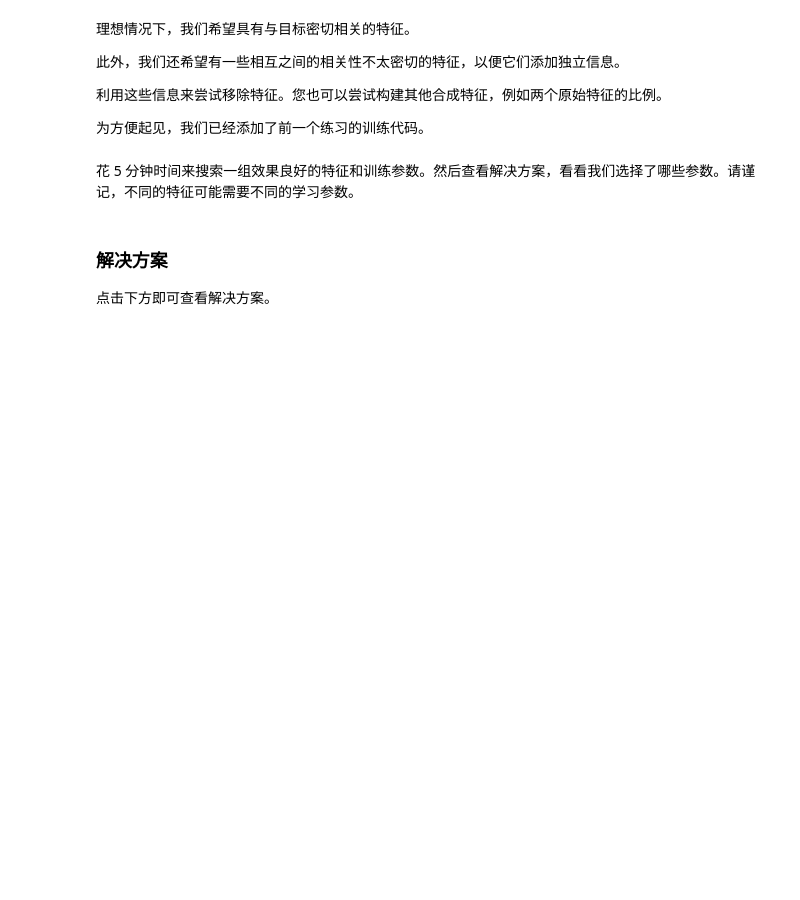
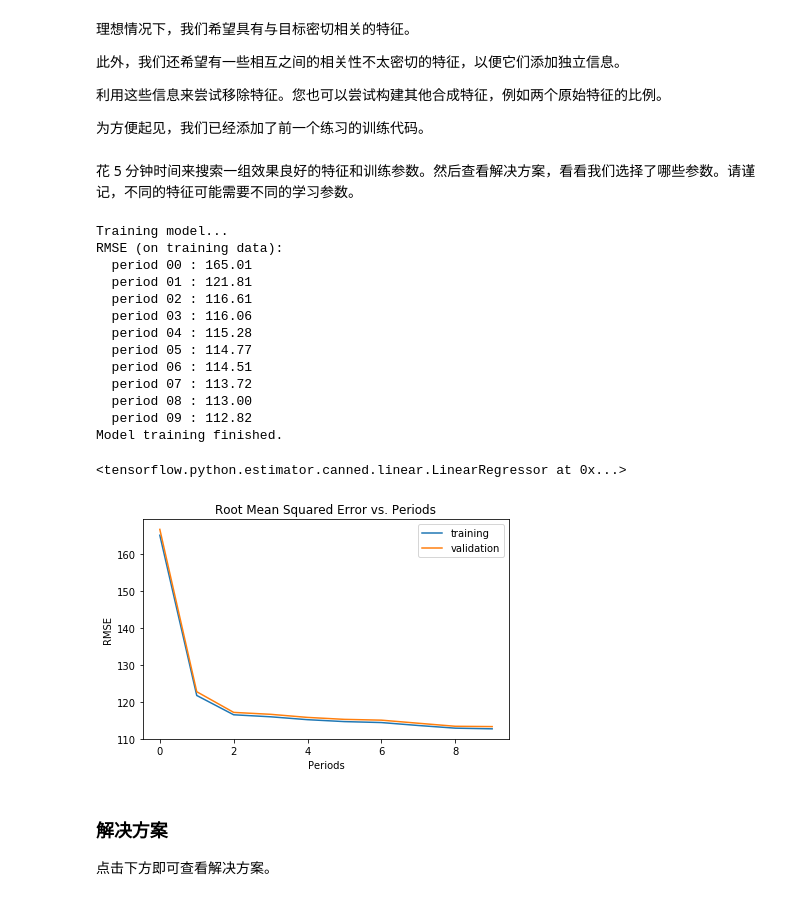
Before and after one commit to Baileyswu/google-tensorflow-tutor, a Jupyter notebook: 5. feature_sets.ipynb, the cells around one changed output. Saved outputs shown, nothing was run; the diff lists cells and outputs as text; code cells hidden in the pictures; blank space fills up the shorter version.

```diff
--- a/5. feature_sets.ipynb
+++ b/5. feature_sets.ipynb
@@ -327,26 +327,46 @@ def train_model(
 # %%
 #
 # Your code here: add your features of choice as a list of quoted strings.
 #
 minimal_features = [
+    "latitude",
+    "median_income",
+    "rooms_per_person"
 ]
+
 
 assert minimal_features, "You must select at least one feature!"
 
 minimal_training_examples = training_examples[minimal_features]
 minimal_validation_examples = validation_examples[minimal_features]
 
 #
 # Don't forget to adjust these parameters.
 #
 train_model(
-    learning_rate=0.001,
+    learning_rate=0.01,
     steps=500,
     batch_size=5,
     training_examples=minimal_training_examples,
     training_targets=training_targets,
     validation_examples=minimal_validation_examples,
     validation_targets=validation_targets)
+# %% [output]
+Training model...
+RMSE (on training data):
+  period 00 : 165.01
+  period 01 : 121.81
+  period 02 : 116.61
+  period 03 : 116.06
+  period 04 : 115.28
+  period 05 : 114.77
+  period 06 : 114.51
+  period 07 : 113.72
+  period 08 : 113.00
+  period 09 : 112.82
+Model training finished.
+<tensorflow.python.estimator.canned.linear.LinearRegressor at 0x...>
+[figure, added]
 # %% [markdown]
  ### 解决方案
 
```
Also changed, not shown: parts of 10 cells of this notebook, 5 other files.
